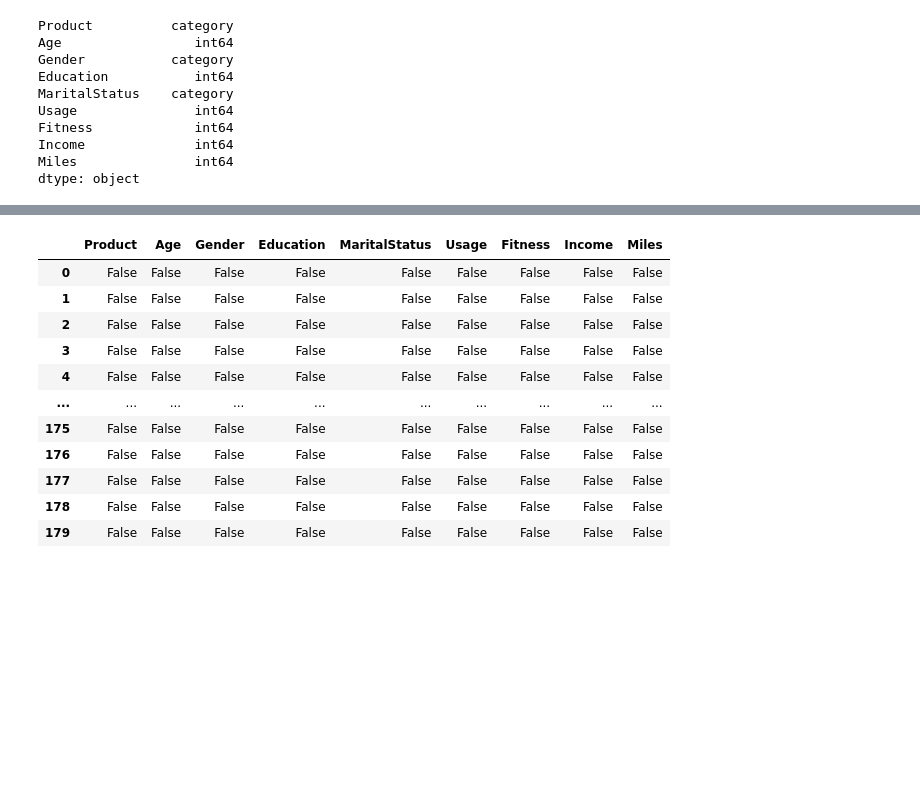
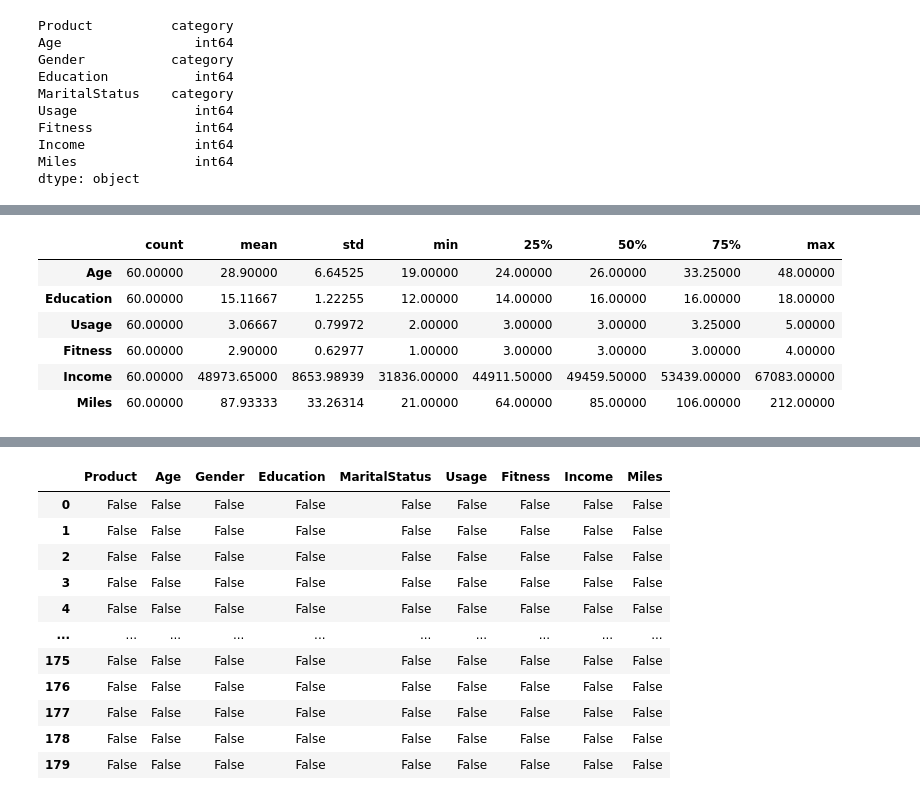
Before and after one commit to sirhomersimpson/pgp-aiml, a Jupyter notebook: fundamentals_aiml/cardio_good_fitness_project.ipynb, the cells around one changed output, grey strips where cells are left out. Cells and saved outputs as stored; diff of their text form; code cells hidden in the pictures; blank space fills up the shorter version.

```diff
--- a/fundamentals_aiml/cardio_good_fitness_project.ipynb
+++ b/fundamentals_aiml/cardio_good_fitness_project.ipynb
@@ -201,0 +253,11 @@ cardio_dataset.describe()
+# %%
+# Describe for each product the describe
+cardio_dataset[cardio_dataset['Product'] == 'TM498'].describe().T
+# %% [output]
+|  | count | mean | std | min | 25% | 50% | 75% | max |
+| Age | 60.00000 | 28.90000 | 6.64525 | 19.00000 | 24.00000 | 26.00000 | 33.25000 | 48.00000 |
+| Education | 60.00000 | 15.11667 | 1.22255 | 12.00000 | 14.00000 | 16.00000 | 16.00000 | 18.00000 |
+| Usage | 60.00000 | 3.06667 | 0.79972 | 2.00000 | 3.00000 | 3.00000 | 3.25000 | 5.00000 |
+| Fitness | 60.00000 | 2.90000 | 0.62977 | 1.00000 | 3.00000 | 3.00000 | 3.00000 | 4.00000 |
+| Income | 60.00000 | 48973.65000 | 8653.98939 | 31836.00000 | 44911.50000 | 49459.50000 | 53439.00000 | 67083.00000 |
+| Miles | 60.00000 | 87.93333 | 33.26314 | 21.00000 | 64.00000 | 85.00000 | 106.00000 | 212.00000 |
```
Also changed, not shown: parts of 18 cells of this notebook.
